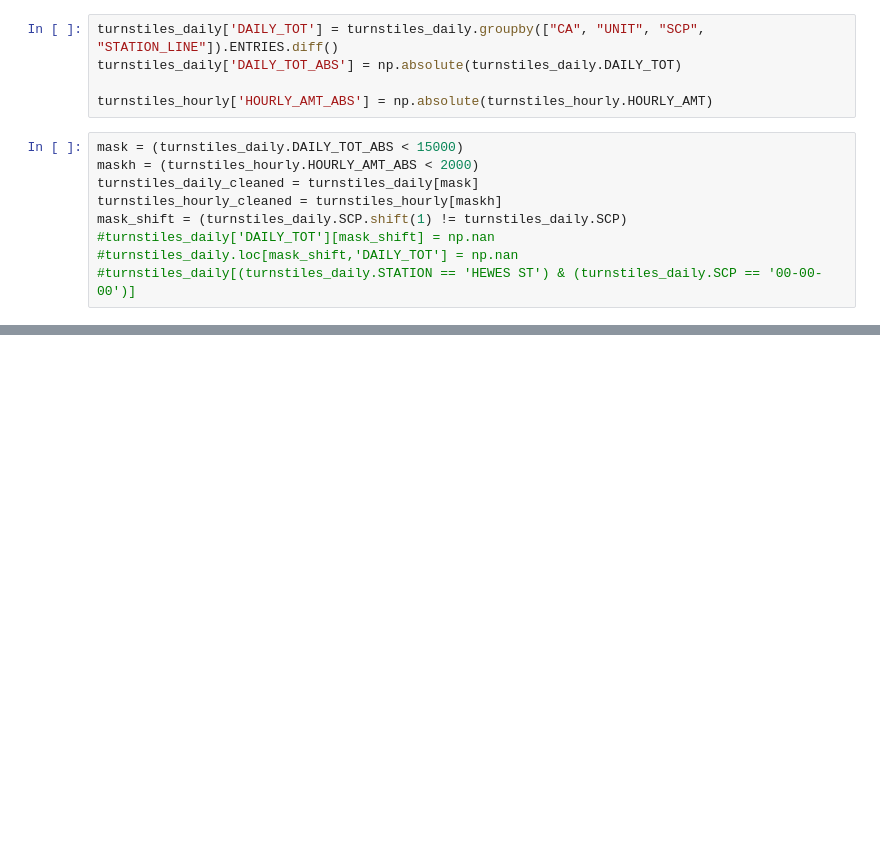
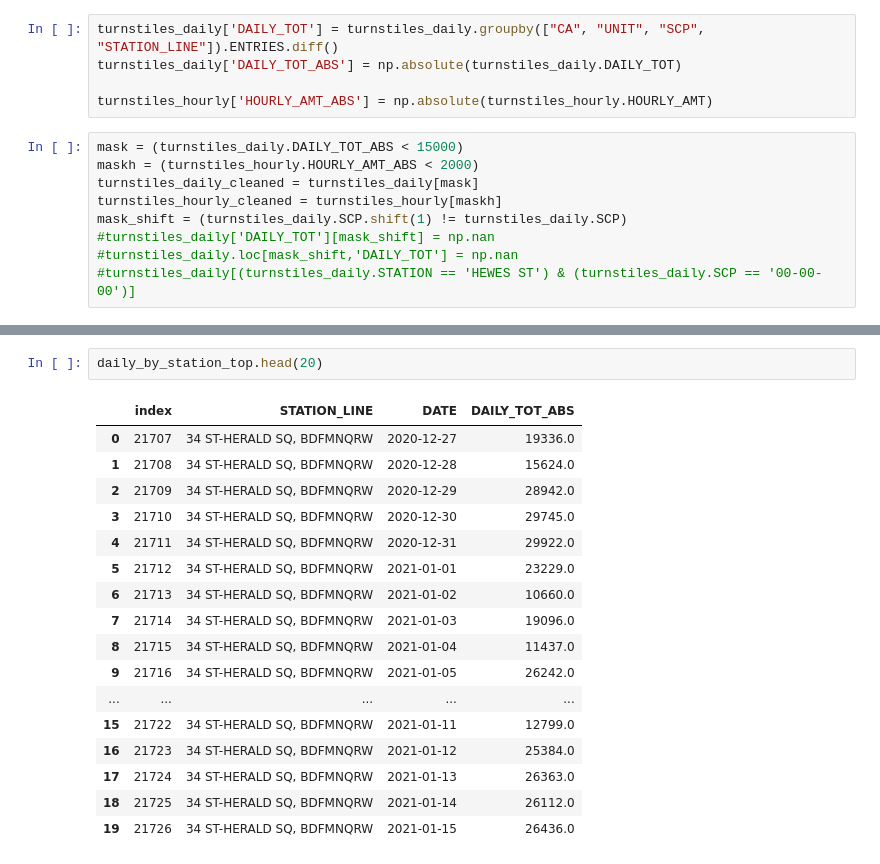
Before and after one commit to maneaterrbug/WTWY_metro_project_MR, a Jupyter notebook: jp_nb_mta_proc.ipynb, the cells around one changed output, grey strips where cells are left out. Drawn from its saved outputs; the diff is of its cells as text; blank space fills up the shorter version.

```diff
--- a/jp_nb_mta_proc.ipynb
+++ b/jp_nb_mta_proc.ipynb
@@ -129,3 +153,23 @@ station_hourly_top.sort_values(by = ['HOURLY_AMT_ABS'], ascending = False).head(
+# %%
+daily_by_station_top.head(20)
+# %% [output]
+|  | index | STATION_LINE | DATE | DAILY_TOT_ABS |
+| 0 | 21707 | 34 ST-HERALD SQ, BDFMNQRW | 2020-12-27 | 19336.0 |
+| 1 | 21708 | 34 ST-HERALD SQ, BDFMNQRW | 2020-12-28 | 15624.0 |
+| 2 | 21709 | 34 ST-HERALD SQ, BDFMNQRW | 2020-12-29 | 28942.0 |
+| 3 | 21710 | 34 ST-HERALD SQ, BDFMNQRW | 2020-12-30 | 29745.0 |
+| 4 | 21711 | 34 ST-HERALD SQ, BDFMNQRW | 2020-12-31 | 29922.0 |
+| 5 | 21712 | 34 ST-HERALD SQ, BDFMNQRW | 2021-01-01 | 23229.0 |
+| 6 | 21713 | 34 ST-HERALD SQ, BDFMNQRW | 2021-01-02 | 10660.0 |
+| 7 | 21714 | 34 ST-HERALD SQ, BDFMNQRW | 2021-01-03 | 19096.0 |
+| 8 | 21715 | 34 ST-HERALD SQ, BDFMNQRW | 2021-01-04 | 11437.0 |
+| 9 | 21716 | 34 ST-HERALD SQ, BDFMNQRW | 2021-01-05 | 26242.0 |
+| ... | ... | ... | ... | ... |
+| 15 | 21722 | 34 ST-HERALD SQ, BDFMNQRW | 2021-01-11 | 12799.0 |
+| 16 | 21723 | 34 ST-HERALD SQ, BDFMNQRW | 2021-01-12 | 25384.0 |
+| 17 | 21724 | 34 ST-HERALD SQ, BDFMNQRW | 2021-01-13 | 26363.0 |
+| 18 | 21725 | 34 ST-HERALD SQ, BDFMNQRW | 2021-01-14 | 26112.0 |
+| 19 | 21726 | 34 ST-HERALD SQ, BDFMNQRW | 2021-01-15 | 26436.0 |
 # %%
 plt.figure(figsize=(15,8))
 plt.grid()
```
Also changed, not shown: parts of 12 cells of this notebook, 8 other files.
